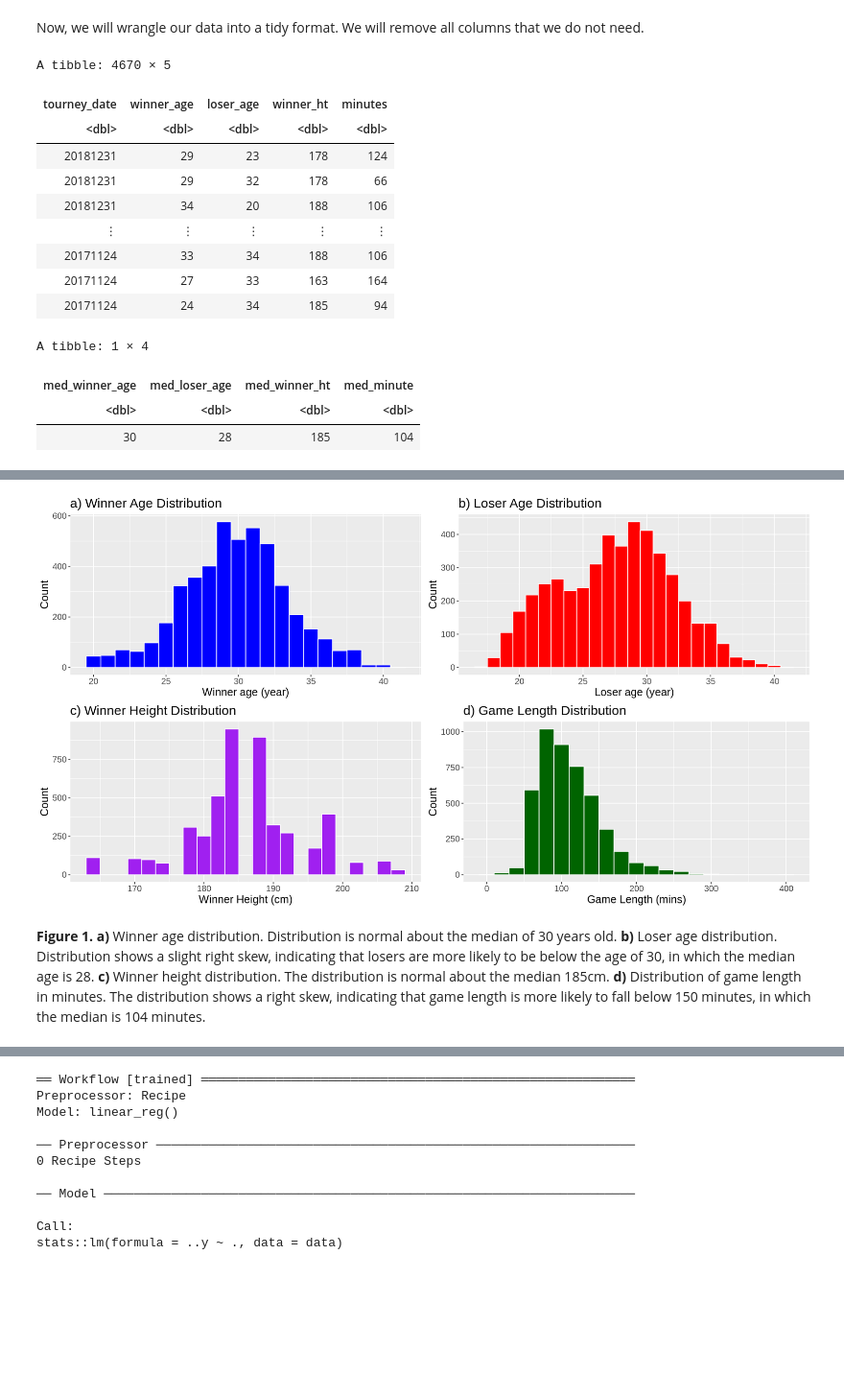
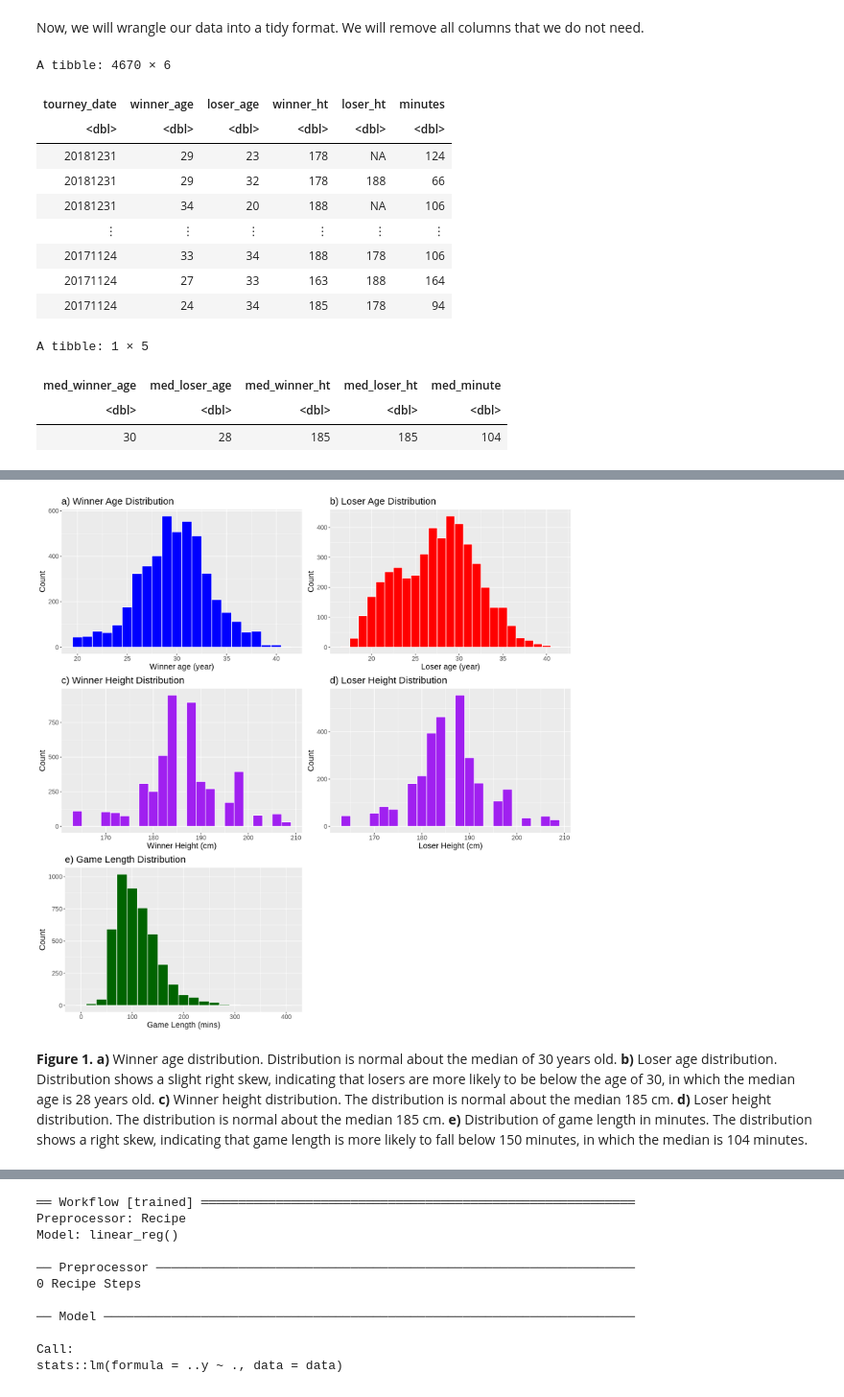
Before and after one commit to keelbeier/dsci100-group69, a Jupyter notebook: group_project_report.ipynb, the cells around one changed output, grey strips where cells are left out. Shown at 96% size. Cells and saved outputs as stored; diff of their text form; code cells hidden in the pictures; blank space fills up the shorter version.

Commit message:
Changed loser regression to multivariable (same as winner's regression. fixed eda for losers)

```diff
--- a/group_project_report.ipynb
+++ b/group_project_report.ipynb
@@ -46,36 +46,37 @@ Now, we will wrangle our data into a tidy format. We will remove all columns tha
 # %%
 tennis_data <- tennis_data |>
                     select(tourney_date,
-                      winner_age, loser_age, winner_ht, minutes) |>
+                      winner_age, loser_age, winner_ht, loser_ht, minutes) |>
                     mutate(winner_age = round(winner_age)) |>
                     mutate(loser_age = round(loser_age))|>
                     filter(winner_ht != "NA")
 tennis_data
 # %% [output]
-A tibble: 4670 × 5
+A tibble: 4670 × 6
-| tourney_date | winner_age | loser_age | winner_ht | minutes |
-| <dbl> | <dbl> | <dbl> | <dbl> | <dbl> |
-| 20181231 | 29 | 23 | 178 | 124 |
-| 20181231 | 29 | 32 | 178 | 66 |
-| 20181231 | 34 | 20 | 188 | 106 |
-| ⋮ | ⋮ | ⋮ | ⋮ | ⋮ |
-| 20171124 | 33 | 34 | 188 | 106 |
-| 20171124 | 27 | 33 | 163 | 164 |
-| 20171124 | 24 | 34 | 185 | 94 |
+| tourney_date | winner_age | loser_age | winner_ht | loser_ht | minutes |
+| <dbl> | <dbl> | <dbl> | <dbl> | <dbl> | <dbl> |
+| 20181231 | 29 | 23 | 178 | NA | 124 |
+| 20181231 | 29 | 32 | 178 | 188 | 66 |
+| 20181231 | 34 | 20 | 188 | NA | 106 |
+| ⋮ | ⋮ | ⋮ | ⋮ | ⋮ | ⋮ |
+| 20171124 | 33 | 34 | 188 | 178 | 106 |
+| 20171124 | 27 | 33 | 163 | 188 | 164 |
+| 20171124 | 24 | 34 | 185 | 178 | 94 |
 # %%
 tennis_parameter <- tennis_data |>
     summarize(med_winner_age = median(winner_age),
               med_loser_age = median(loser_age),
               med_winner_ht = median(winner_ht),
+              med_loser_ht = median(loser_ht, na.rm = TRUE),
               med_minute = median(minutes, na.rm = TRUE))
 tennis_parameter
 # %% [output]
-A tibble: 1 × 4
+A tibble: 1 × 5
-| med_winner_age | med_loser_age | med_winner_ht | med_minute |
-| <dbl> | <dbl> | <dbl> | <dbl> |
-| 30 | 28 | 185 | 104 |
+| med_winner_age | med_loser_age | med_winner_ht | med_loser_ht | med_minute |
+| <dbl> | <dbl> | <dbl> | <dbl> | <dbl> |
+| 30 | 28 | 185 | 185 | 104 |
 # %%
-options(repr.plot.width=15, repr.plot.height=8)
+options(repr.plot.width=14, repr.plot.height=14)
 winner_age_plot <- tennis_data |>
     ggplot(aes(x = winner_age)) +
     geom_histogram(binwidth = 1, col = "white", fill = "blue") +
@@ -92,7 +93,7 @@ loser_age_plot <- tennis_data |>
     ggtitle("b) Loser Age Distribution") +
     theme(text = element_text(size = 15))
 
-ht_plot <- tennis_data |>
+winner_ht_plot <- tennis_data |>
     ggplot(aes(x = winner_ht)) +
     geom_histogram(binwidth = 2, col = "white", fill = "purple") +
     labs(x = "Winner Height (cm)",
@@ -100,13 +101,21 @@ ht_plot <- tennis_data |>
     ggtitle("c) Winner Height Distribution")+
     theme(text = element_text(size = 15))
 
+loser_ht_plot <- tennis_data |>
+    ggplot(aes(x = loser_ht)) +
+    geom_histogram(binwidth = 2, col = "white", fill = "purple") +
+    labs(x = "Loser Height (cm)",
+        y = "Count") +
+    ggtitle("d) Loser Height Distribution")+
+    theme(text = element_text(size = 15))
+
 time_plot <- tennis_data |>
     ggplot(aes(x = minutes)) +
     geom_histogram(binwidth = 20, col = "white", fill = "dark green") +
     labs(x = "Game Length (mins)",
         y = "Count") +
-    ggtitle("d) Game Length Distribution")+
+    ggtitle("e) Game Length Distribution")+
     theme(text = element_text(size = 15))
 
-plot_grid(winner_age_plot, loser_age_plot, ht_plot, time_plot, ncol = 2)
+plot_grid(winner_age_plot, loser_age_plot, winner_ht_plot, loser_ht_plot, time_plot, ncol = 2)
 # %% [output]
@@ -113,6 +124,6 @@ plot_grid(winner_age_plot, loser_age_plot, ht_plot, time_plot, ncol = 2)
 Warning message:
 “Removed 73 rows containing non-finite values (stat_bin).”
-[figure, old version]
+[figure, new version]
 # %% [markdown]
-**Figure 1.** **a)** Winner age distribution. Distribution is normal about the median of 30 years old. **b)** Loser age distribution. Distribution shows a slight right skew, indicating that losers are more likely to be below the age of 30, in which the median age is 28. **c)** Winner height distribution. The distribution is normal about the median 185cm. **d)** Distribution of game length in minutes. The distribution shows a right skew, indicating that game length is more likely to fall below 150 minutes, in which the median is 104 minutes.
+**Figure 1.** **a)** Winner age distribution. Distribution is normal about the median of 30 years old. **b)** Loser age distribution. Distribution shows a slight right skew, indicating that losers are more likely to be below the age of 30, in which the median age is 28 years old. **c)** Winner height distribution. The distribution is normal about the median 185 cm. **d)** Loser height distribution. The distribution is normal about the median 185 cm. **e)** Distribution of game length in minutes. The distribution shows a right skew, indicating that game length is more likely to fall below 150 minutes, in which the median is 104 minutes.
 # %%
```
Also changed, not shown: parts of 7 cells of this notebook.
